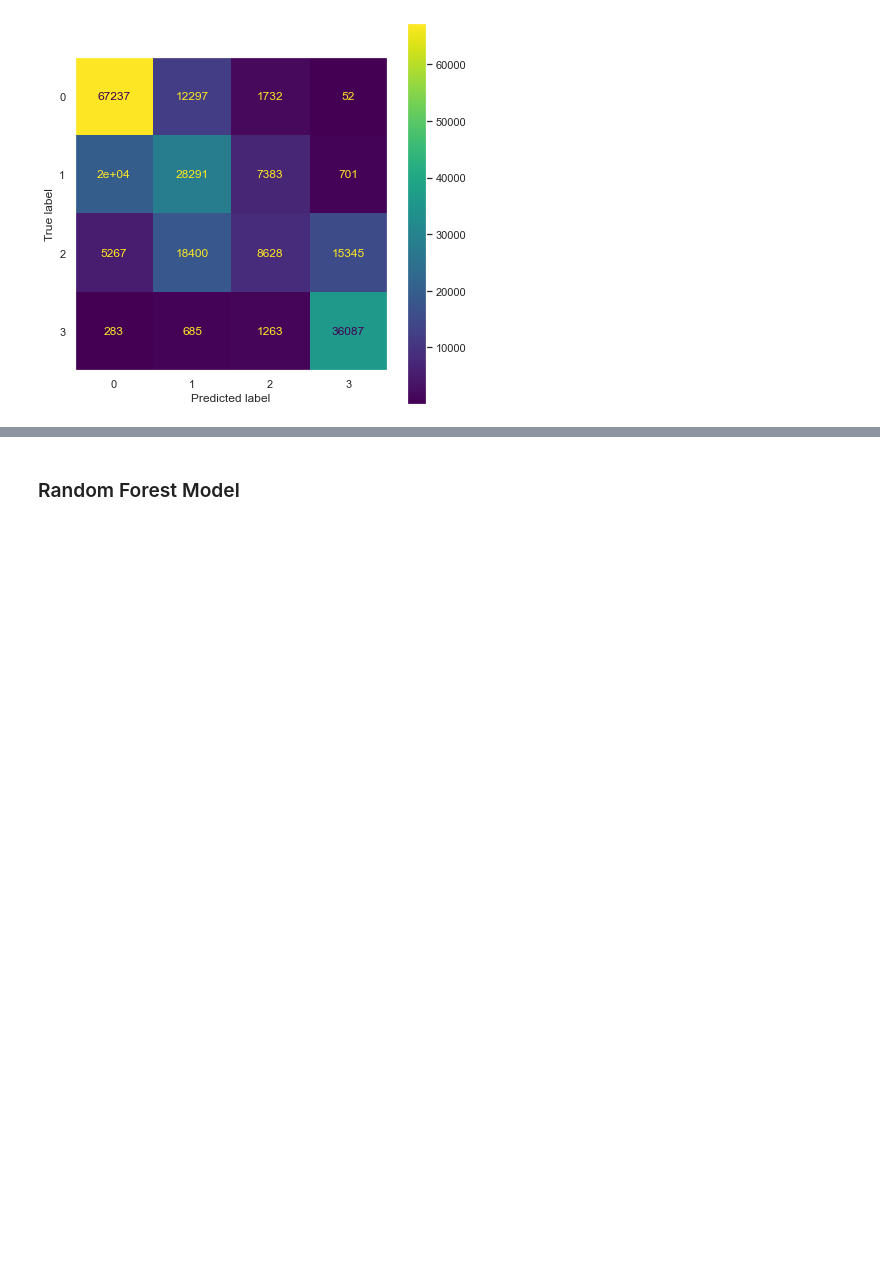
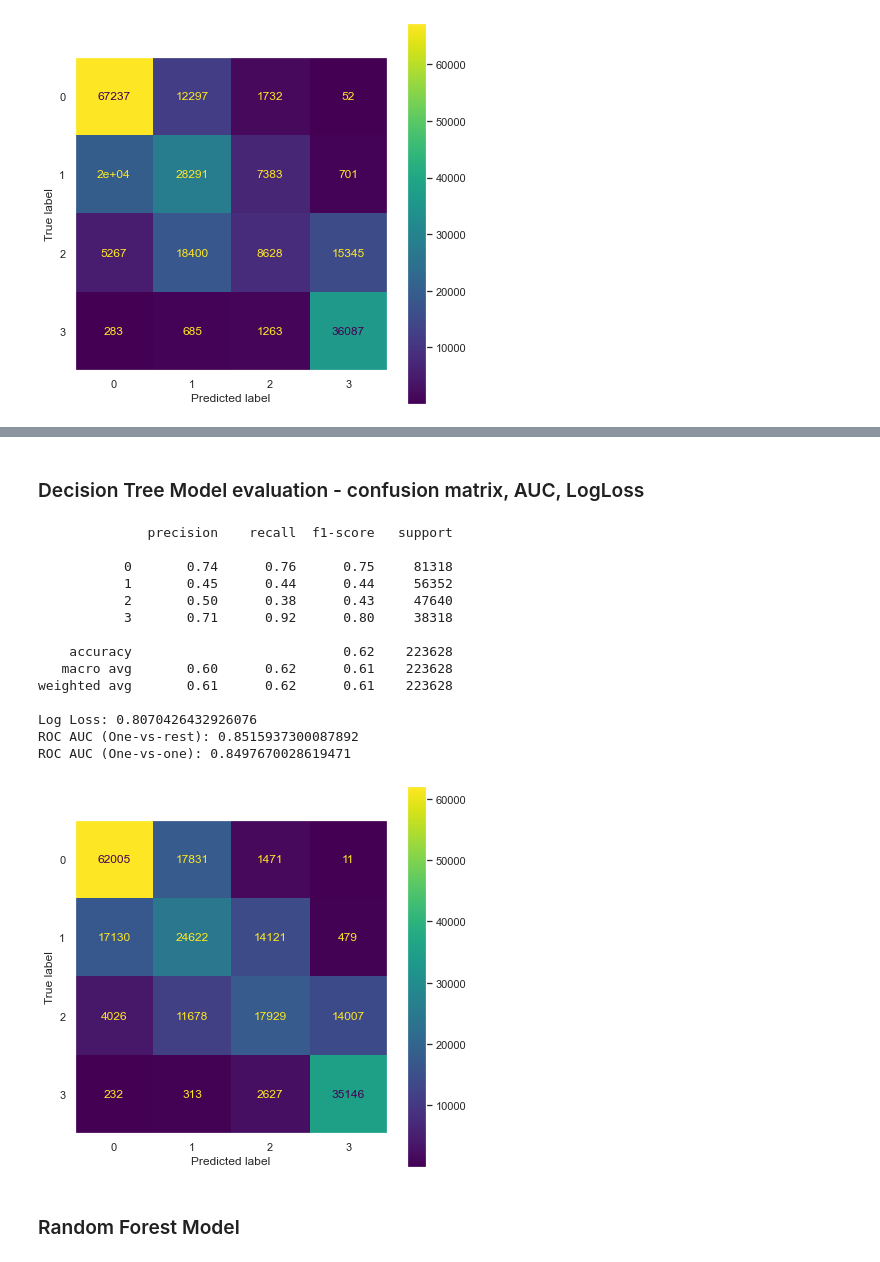
Before and after one commit to LiyanaRoslie/google-apps-ml, a Jupyter notebook: Playstore-ML.ipynb, the cells around one changed output, grey strips where cells are left out. Drawn from its saved outputs; the diff is of its cells as text; code cells hidden in the pictures; blank space fills up the shorter version.

```diff
--- a/Playstore-ML.ipynb
+++ b/Playstore-ML.ipynb
@@ -933,0 +979,3 @@ ROC AUC (One-vs-one): 0.8468481999286217
+# %%
+dt_model = DecisionTreeClassifier(criterion = 'entropy', max_depth = 5, class_weight=y_installs_weights['weights'])
+dt_model.fit(X_train, y_train)
@@ -933,0 +985,3 @@ ROC AUC (One-vs-one): 0.8468481999286217
+# %%
+y_pred_dt = dt_model.predict(X_test)
+y_pred_dt
@@ -933,0 +990,3 @@ ROC AUC (One-vs-one): 0.8468481999286217
+# %%
+y_pred_proba_dt = dt_model.predict_proba(X_test)
+y_pred_proba_dt
@@ -934,3 +1001,23 @@ ROC AUC (One-vs-one): 0.8468481999286217
+# %% [markdown]
+### Decision Tree Model evaluation - confusion matrix, AUC, LogLoss
+# %%
+display_model_metrics(X_test, y_test, y_pred_dt, y_pred_proba_dt, dt_model)
+# %% [output]
+              precision    recall  f1-score   support
+
+           0       0.74      0.76      0.75     81318
+           1       0.45      0.44      0.44     56352
+           2       0.50      0.38      0.43     47640
+           3       0.71      0.92      0.80     38318
+
+    accuracy                           0.62    223628
+   macro avg       0.60      0.62      0.61    223628
+weighted avg       0.61      0.62      0.61    223628
+
+Log Loss: 0.8070426432926076
+ROC AUC (One-vs-rest): 0.8515937300087892
+ROC AUC (One-vs-one): 0.8497670028619471
+[figure, added]
 # %% [markdown]
 ### Random Forest Model
 # %%
```
Also changed, not shown: parts of 30 cells of this notebook.
